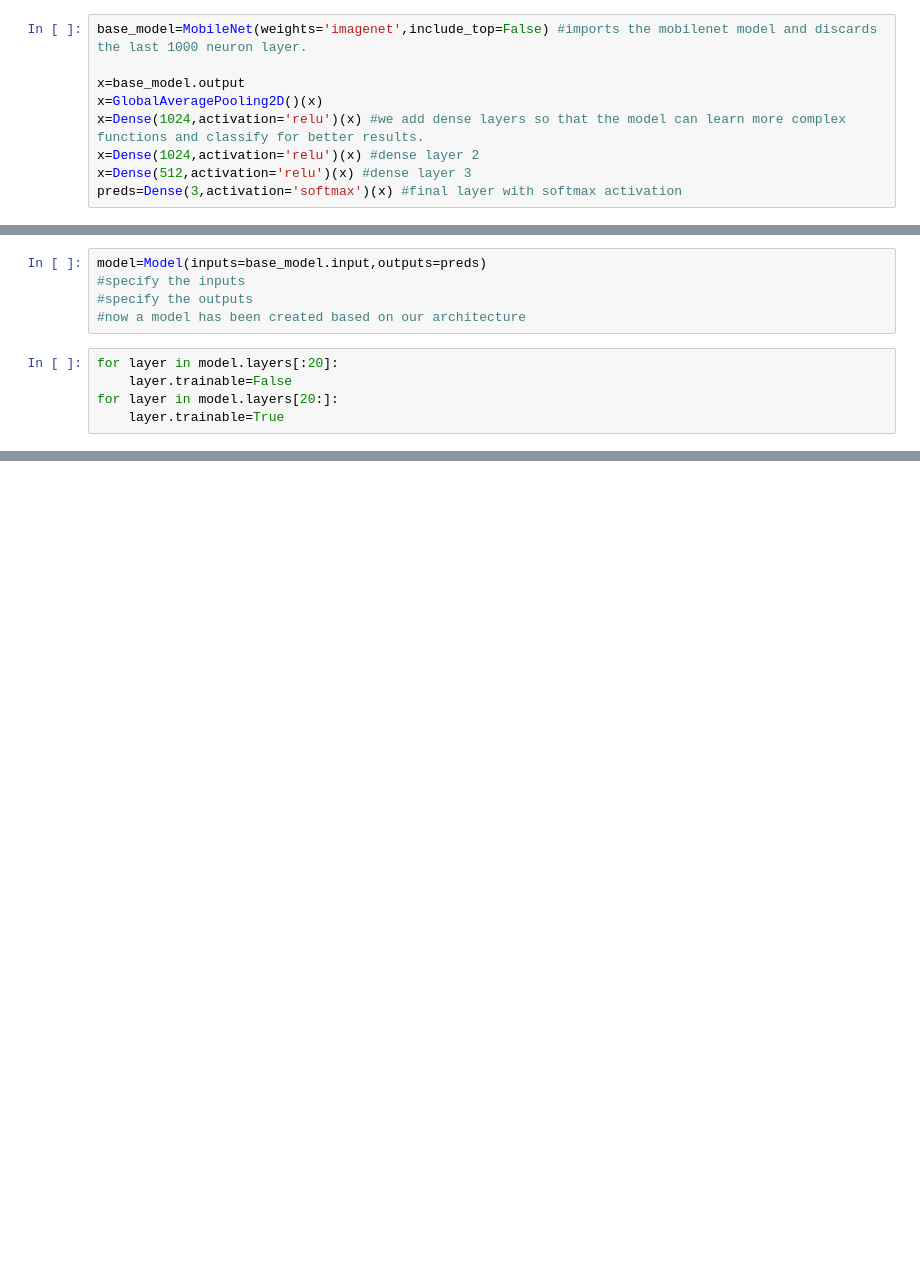
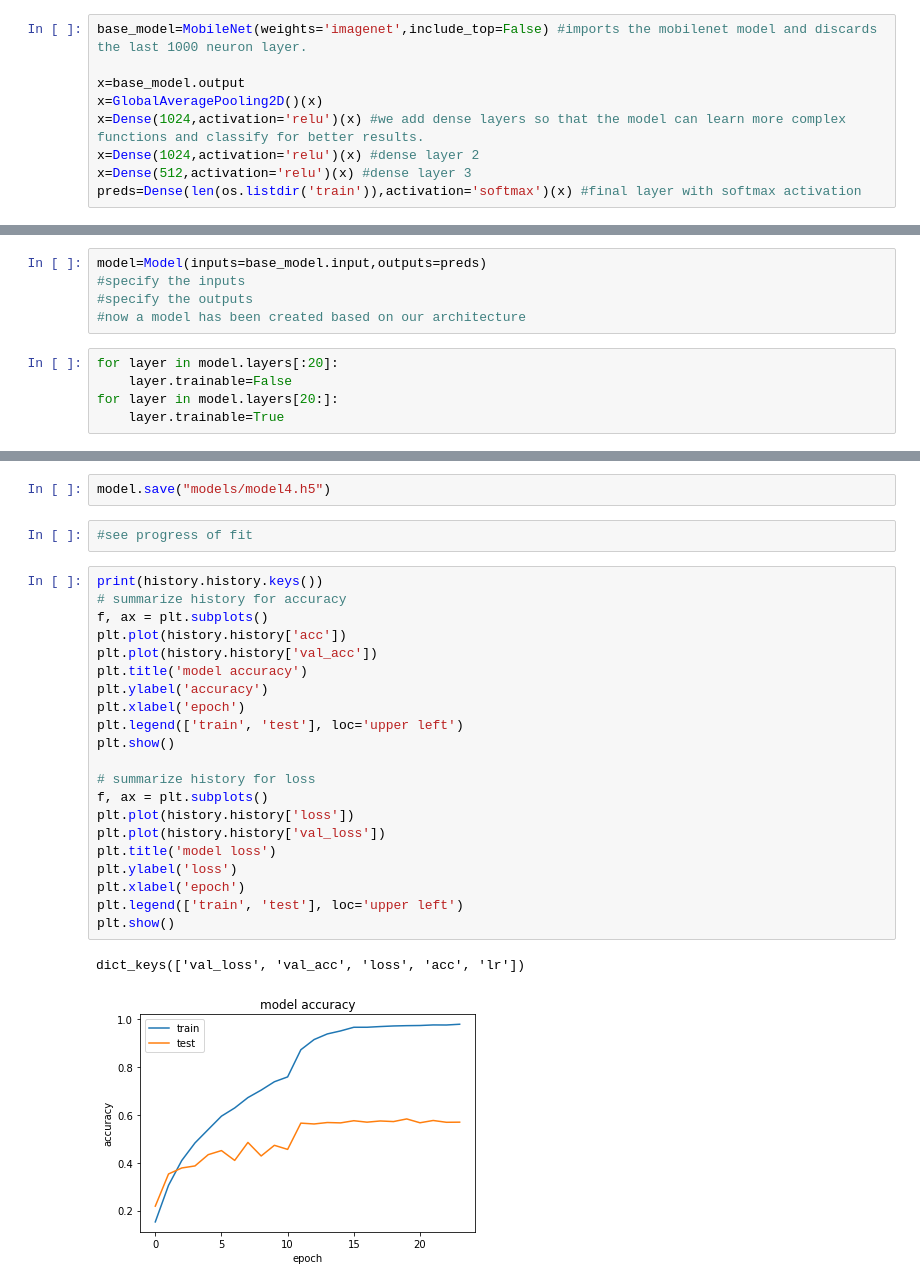
Before and after one commit to OKKW/Thor, a Jupyter notebook: transfer-learning.ipynb, the cells around one changed output, grey strips where cells are left out. Cells and saved outputs as stored; diff of their text form; blank space fills up the shorter version.

```diff
--- a/transfer-learning.ipynb
+++ b/transfer-learning.ipynb
@@ -21,4 +28,4 @@ x=GlobalAveragePooling2D()(x)
 x=Dense(1024,activation='relu')(x) #we add dense layers so that the model can learn more complex functions and classify for better results.
 x=Dense(1024,activation='relu')(x) #dense layer 2
 x=Dense(512,activation='relu')(x) #dense layer 3
-preds=Dense(3,activation='softmax')(x) #final layer with softmax activation
+preds=Dense(len(os.listdir('train')),activation='softmax')(x) #final layer with softmax activation
@@ -37,0 +137,28 @@ for layer in model.layers[20:]:
+# %%
+model.save("models/model4.h5")
+# %%
+#see progress of fit
+# %%
+print(history.history.keys())
+# summarize history for accuracy
+f, ax = plt.subplots()
+plt.plot(history.history['acc'])
+plt.plot(history.history['val_acc'])
+plt.title('model accuracy')
+plt.ylabel('accuracy')
+plt.xlabel('epoch')
+plt.legend(['train', 'test'], loc='upper left')
+plt.show()
+
+# summarize history for loss
+f, ax = plt.subplots()
+plt.plot(history.history['loss'])
+plt.plot(history.history['val_loss'])
+plt.title('model loss')
+plt.ylabel('loss')
+plt.xlabel('epoch')
+plt.legend(['train', 'test'], loc='upper left')
+plt.show()
+# %% [output]
+dict_keys(['val_loss', 'val_acc', 'loss', 'acc', 'lr'])
+[figure, added]
```
Also changed, not shown: parts of 25 cells of this notebook.
